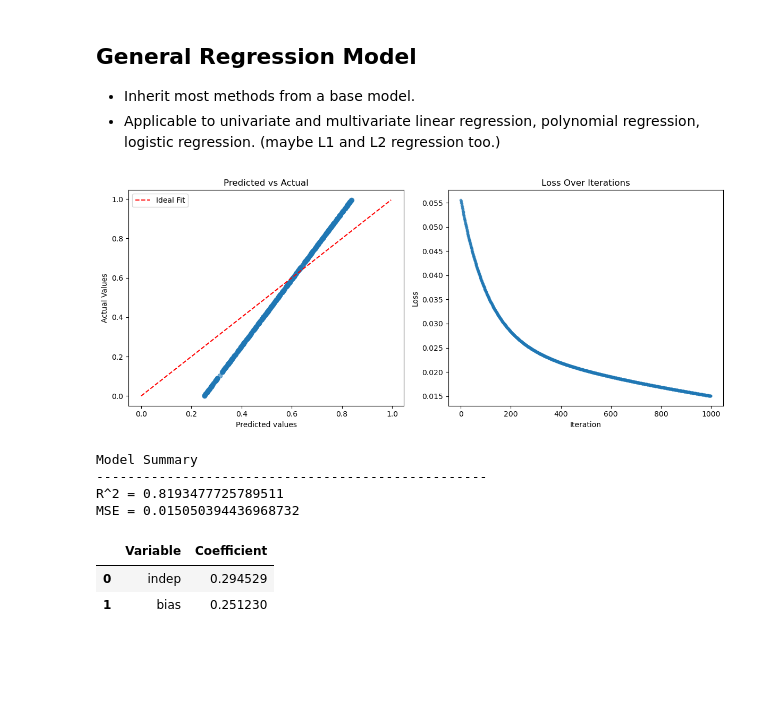
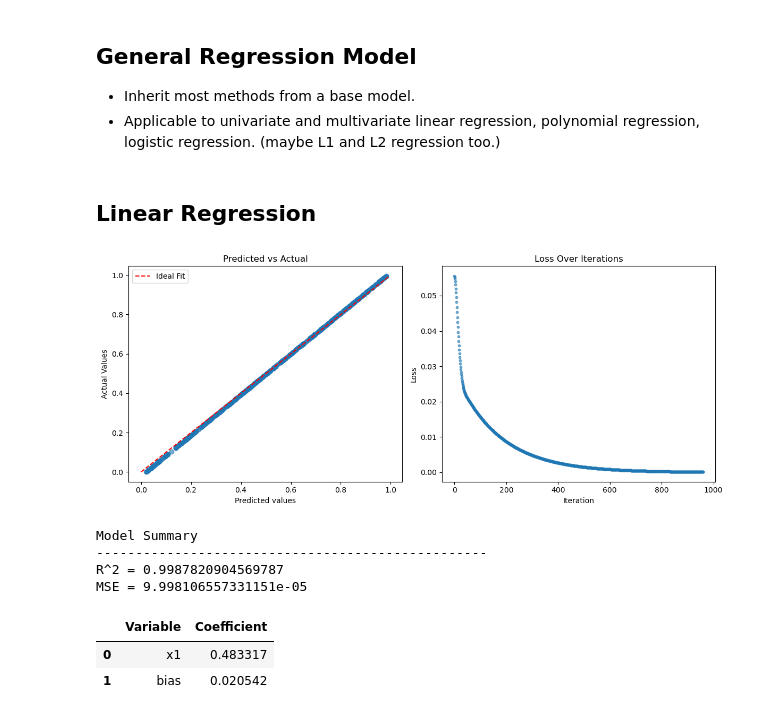
Before and after one commit to DomingoPC/ml-models, a Jupyter notebook: linear-regression.ipynb, the cells around one changed output. Saved outputs shown, nothing was run; the diff lists cells and outputs as text; code cells hidden in the pictures; blank space fills up the shorter version.

Commit message:
Multivariate and Univariate linear regression. Momentum based learning rate.

```diff
--- a/linear-regression.ipynb
+++ b/linear-regression.ipynb
@@ -10,6 +10,6 @@ Example Synthetic Data:
 # Example Data
 np.random.seed(33)
 target = np.random.rand(500)
-data = pd.DataFrame.from_dict({'target': target, 'indep': target * 2})
+data = pd.DataFrame.from_dict({'target': target, 'x1': target * 2, 'x2': target ** 2, 'x3': np.random.rand(500)})
 data
 # %% [output]
@@ -94,7 +94,7 @@ class univariate_lr():
         plt.scatter(x=np.arange(stop=len(self.loss)), y=self.loss)
         self.MSE = results_dic['L']
 # %%
-model = univariate_lr(data=data, target_var='target', indep_var='indep')
+model = univariate_lr(data=data, target_var='target', indep_var='x1')
 model
 # %% [output]
 <__main__.univariate_lr at 0x...>
@@ -110,7 +110,10 @@ model.train()
 - Applicable to univariate and multivariate linear regression, polynomial regression, logistic regression. (maybe L1 and L2 regression too.)
 # %%
 class base_regression_model(abc.ABC):
-    def __init__(self, data: pd.DataFrame, y_name: str, x_names, iter_limit=1000, tolerance=1e-3, learning_rate=1e-3, random_seed=33, plot_results=True):
+    def __init__(
+            self, data: pd.DataFrame, y_name: str, x_names,
+            iter_limit=1000, tolerance=1e-4, random_seed=33, plot_results=True,
+            learning_rate=1e-3, use_momentum = True, momentum = 0.9):
         # Ensure x_names is a tuple or list
         if type(x_names) == str:
             x_names = (x_names, )
@@ -127,11 +130,17 @@ class base_regression_model(abc.ABC):
         self.pred = np.repeat(0.0, repeats=len(self.y))
         self.loss = []
 
+        # Learning Rate and momentum
+        self.lr = learning_rate
+        if use_momentum:
+            self.momentum = momentum
+        else:
+            self.momentum = 0
+
         # Additional parameters to control how training is performed
         self.iter_limit = iter_limit
         self.tol = tolerance
         self.seed = random_seed
-        self.lr = learning_rate
         self.plot_results = plot_results
 
 
@@ -144,9 +153,12 @@ class base_regression_model(abc.ABC):
         pass
 
     def _update(self, gradient: dict):
-        # Update uses "-=" to advance in the direction of decreasing loss
         for col in self.coeff:
-            self.coeff[col] -= self.lr * gradient[col]
+            # Update velocity
+            self.velocity[col] = self.momentum * self.velocity[col] + self.lr * gradient[col]
+
+            # Update uses "-=" to advance in the direction of decreasing loss
+            self.coeff[col] -= self.velocity[col]
 
     def predict(self, X: pd.DataFrame = None):
         '''
@@ -200,6 +212,9 @@ class base_regression_model(abc.ABC):
         # Calculate prediction from random coefficients (starting point)
         self.pred = self.predict()
 
+        # Initialize velocity (updates if momentum is usable)
+        self.velocity = {key: 0 for key in self.coeff.keys()}
+
         for _ in range(self.iter_limit):
             # The loss function and its gradient
             (loss, gradient) = self._evaluate()
@@ -238,8 +253,10 @@ class base_regression_model(abc.ABC):
             {'Variable': [name for name in self.x],
              'Coefficient': [value for value in self.coeff.values()]}
         ))
+# %% [markdown]
+## Linear Regression
 # %%
-class univariate_lr(base_regression_model):
+class linear_regression(base_regression_model):
     def _evaluate(self):
         # Loss function
         errors = self.y - self.pred
@@ -257,17 +274,15 @@ class univariate_lr(base_regression_model):
         # Return loss function and gradients
         return (loss, gradient)
 # %%
-model = univariate_lr(data, y_name='target', x_names='indep')
-model.train()
+univariate_model = linear_regression(data, y_name='target', x_names='x1')
+univariate_model.train()
+univariate_model.summary()
 # %% [output]
-[figure, old version]
+[figure, new version]
+Model Summary
+--------------------------------------------------
+R^2 = 0.9987820904569787
+MSE = 9.998106557331151e-05
+|  | Variable | Coefficient |
+| 0 | x1 | 0.483317 |
+| 1 | bias | 0.020542 |
-# %%
-model.summary()
-# %% [output]
-Model Summary
---------------------------------------------------
-R^2 = 0.8193477725789511
-MSE = 0.015050394436968732
-|  | Variable | Coefficient |
-| 0 | indep | 0.294529 |
-| 1 | bias | 0.251230 |
```
Also changed, not shown: parts of 2 cells of this notebook.
